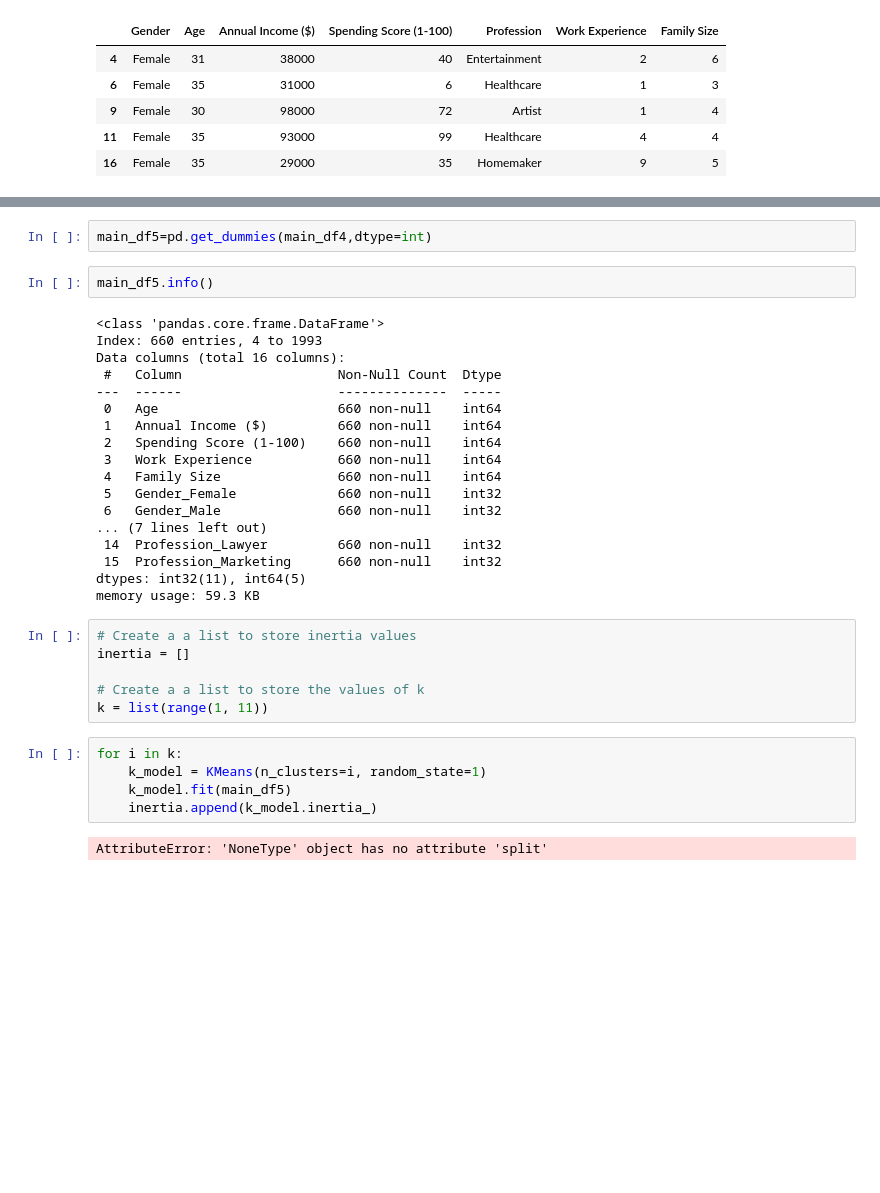
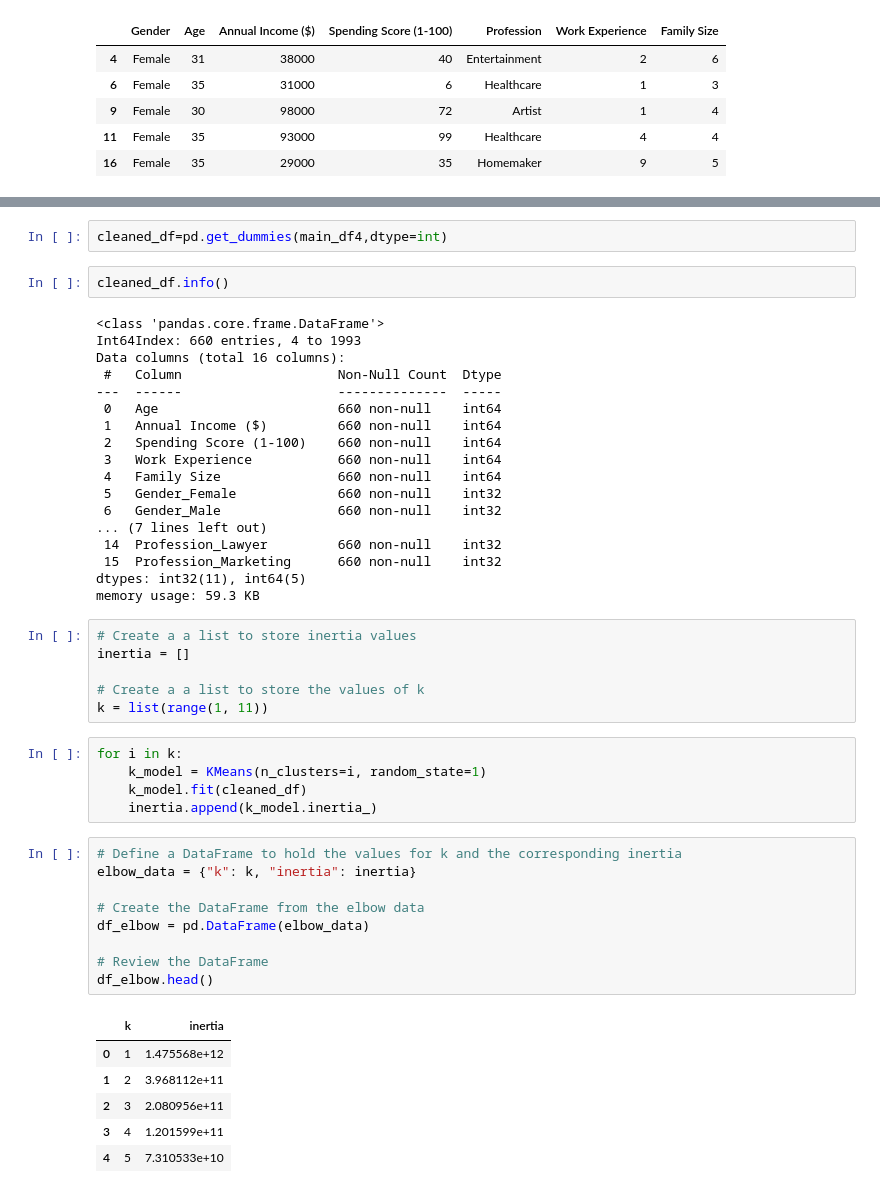
Before and after one commit to Kennatha/group2_project4, a Jupyter notebook: jupyter_notebook.ipynb, the cells around one changed output, grey strips where cells are left out. Cells and saved outputs as stored; diff of their text form; blank space fills up the shorter version.

```diff
--- a/jupyter_notebook.ipynb
+++ b/jupyter_notebook.ipynb
@@ -110,12 +113,12 @@ Data columns (total 7 columns):
 dtypes: int64(5), object(2)
 memory usage: 41.2+ KB
 # %%
-main_df5=pd.get_dummies(main_df4,dtype=int)
+cleaned_df=pd.get_dummies(main_df4,dtype=int)
 # %%
-main_df5.info()
+cleaned_df.info()
 # %% [output]
 <class 'pandas.core.frame.DataFrame'>
-Index: 660 entries, 4 to 1993
+Int64Index: 660 entries, 4 to 1993
 Data columns (total 16 columns):
  #   Column                    Non-Null Count  Dtype
 ---  ------                    --------------  -----
@@ -140,7 +143,21 @@ k = list(range(1, 11))
 # %%
 for i in k:
     k_model = KMeans(n_clusters=i, random_state=1)
-    k_model.fit(main_df5)
+    k_model.fit(cleaned_df)
     inertia.append(k_model.inertia_)
-# %% [output]
-AttributeError: 'NoneType' object has no attribute 'split'
+# %%
+# Define a DataFrame to hold the values for k and the corresponding inertia
+elbow_data = {"k": k, "inertia": inertia}
+
+# Create the DataFrame from the elbow data
+df_elbow = pd.DataFrame(elbow_data)
+
+# Review the DataFrame
+df_elbow.head()
+# %% [output]
+|  | k | inertia |
+| 0 | 1 | 1.475568e+12 |
+| 1 | 2 | 3.968112e+11 |
+| 2 | 3 | 2.080956e+11 |
+| 3 | 4 | 1.201599e+11 |
+| 4 | 5 | 7.310533e+10 |
```
Also changed, not shown: parts of 4 cells of this notebook.
